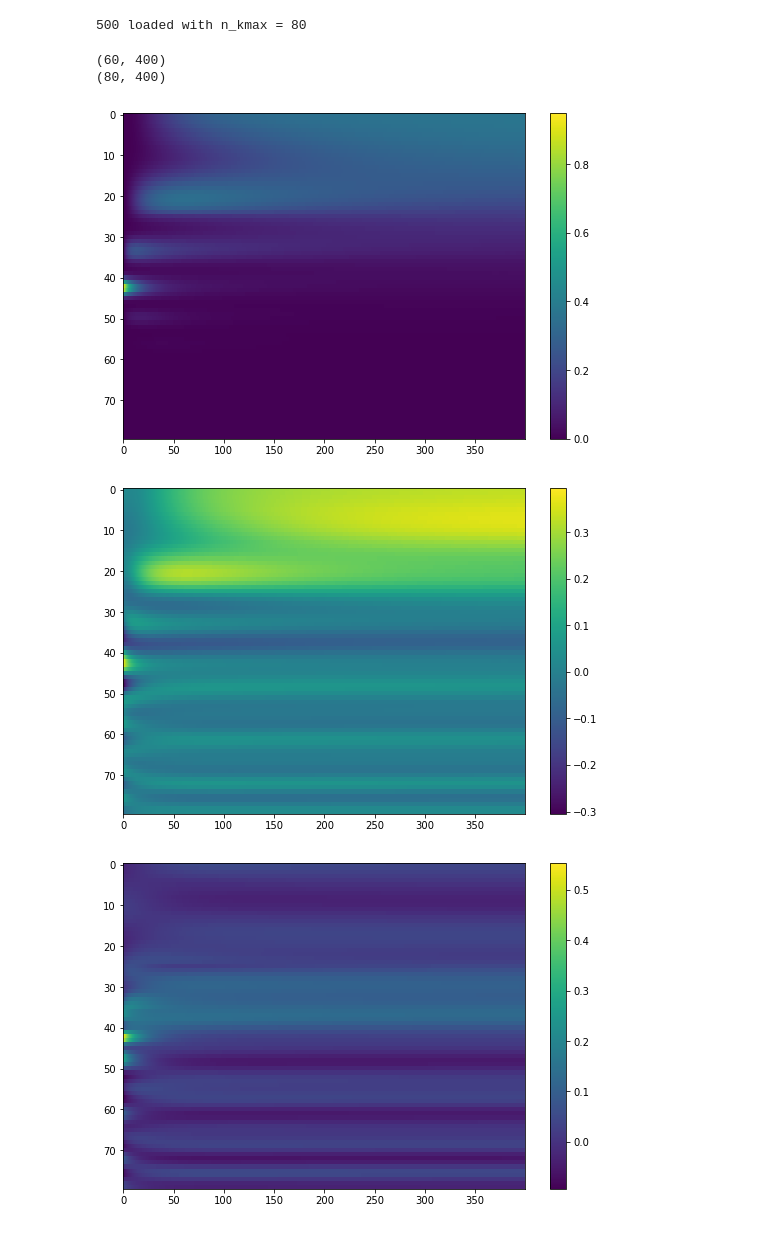
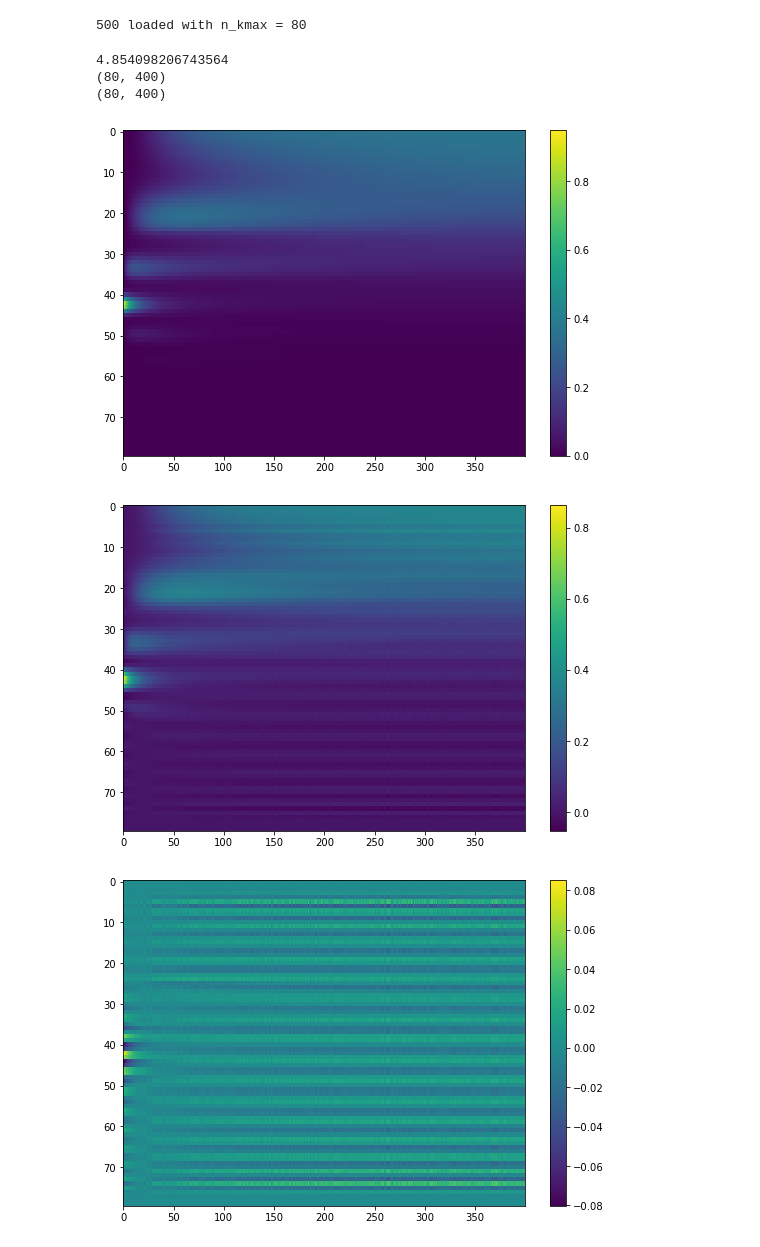
Before and after one commit to stmeinecke/derrom, a Jupyter notebook: Hermite.ipynb, the cells around one changed output. Drawn from its saved outputs; the diff is of its cells as text; code cells hidden in the pictures.

Commit message:
Hermite dim reduce module automatically optimizes scale factor

```diff
--- a/Hermite.ipynb
+++ b/Hermite.ipynb
@@ -54,34 +63,47 @@ data_matrix = np.concatenate(runs, axis=1)
 # %%
 from ELPH_Dim_Reducer import Hermite
 
-k = np.linspace(0,2.0,80)
-HermiteReducer = Hermite(k**2)
+k = np.linspace(0,10.0,80)
+HermiteReducer = Hermite(k)
 
 HermiteReducer.train(data_matrix)
+
+# plt.plot(HermiteReducer.H_matrix[79])
+# plt.show()
 
 
 test = runs[85]
 
-red_coef_matrix = HermiteReducer.reduce(test,60)
+red_coef_matrix = HermiteReducer.reduce(test,80)
 print(red_coef_matrix.shape)
 
 recon = HermiteReducer.expand(red_coef_matrix)
 print(recon.shape)
 
 plt.imshow(test, aspect='auto', interpolation='none')
 plt.colorbar()
 plt.show()
 
 plt.imshow(recon, aspect='auto', interpolation='none')
 plt.colorbar()
 plt.show()
 
 plt.imshow(test - recon, aspect='auto', interpolation='none')
 plt.colorbar()
 plt.show()
+
+plt.plot(test[:,0])
+plt.plot(recon[:,0])
+plt.show()
+
+
+plt.imshow(red_coef_matrix, aspect='auto', interpolation='none')
+plt.colorbar()
+plt.show()
 # %% [output]
-(60, 400)
+4.854098206743564
 (80, 400)
+(80, 400)
 [figure]
-[figure, old version]
+[figure, new version]
-[figure, old version]
+[figure, new version]
```
Also changed, not shown: parts of 3 cells of this notebook, 1 other file.
